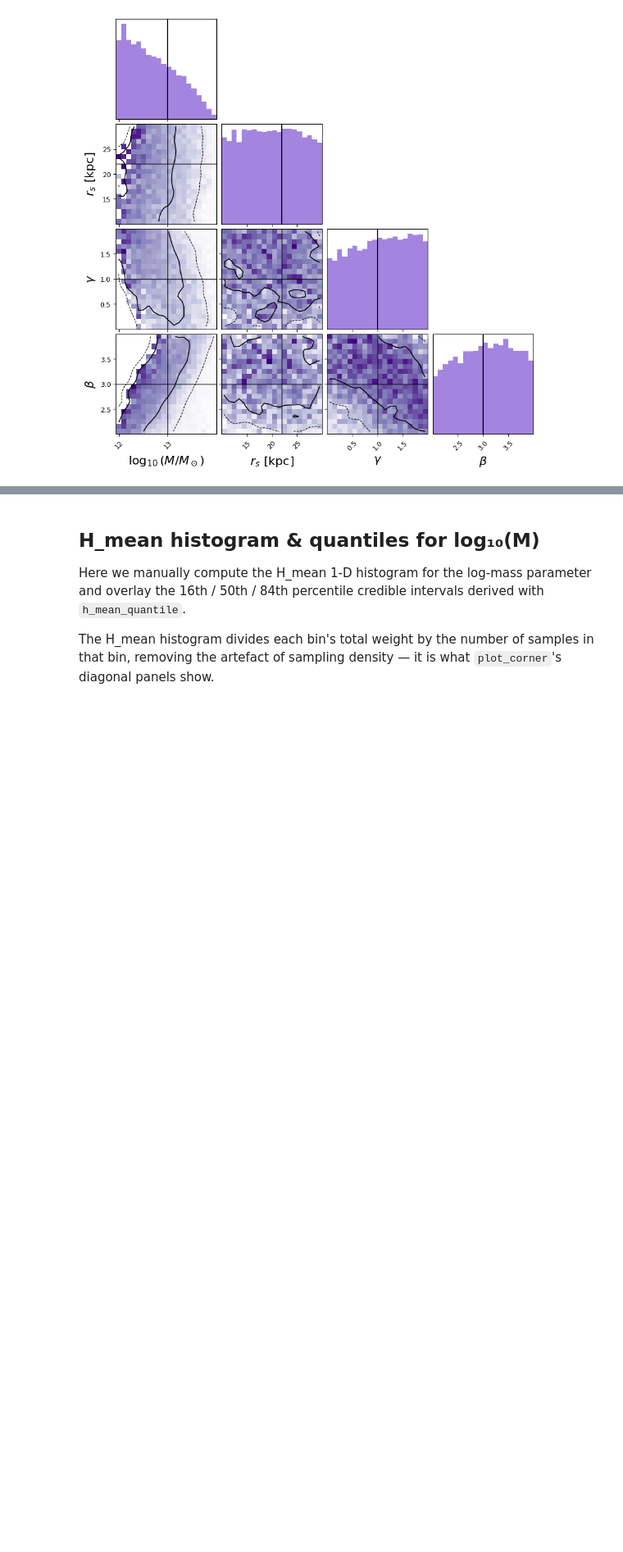
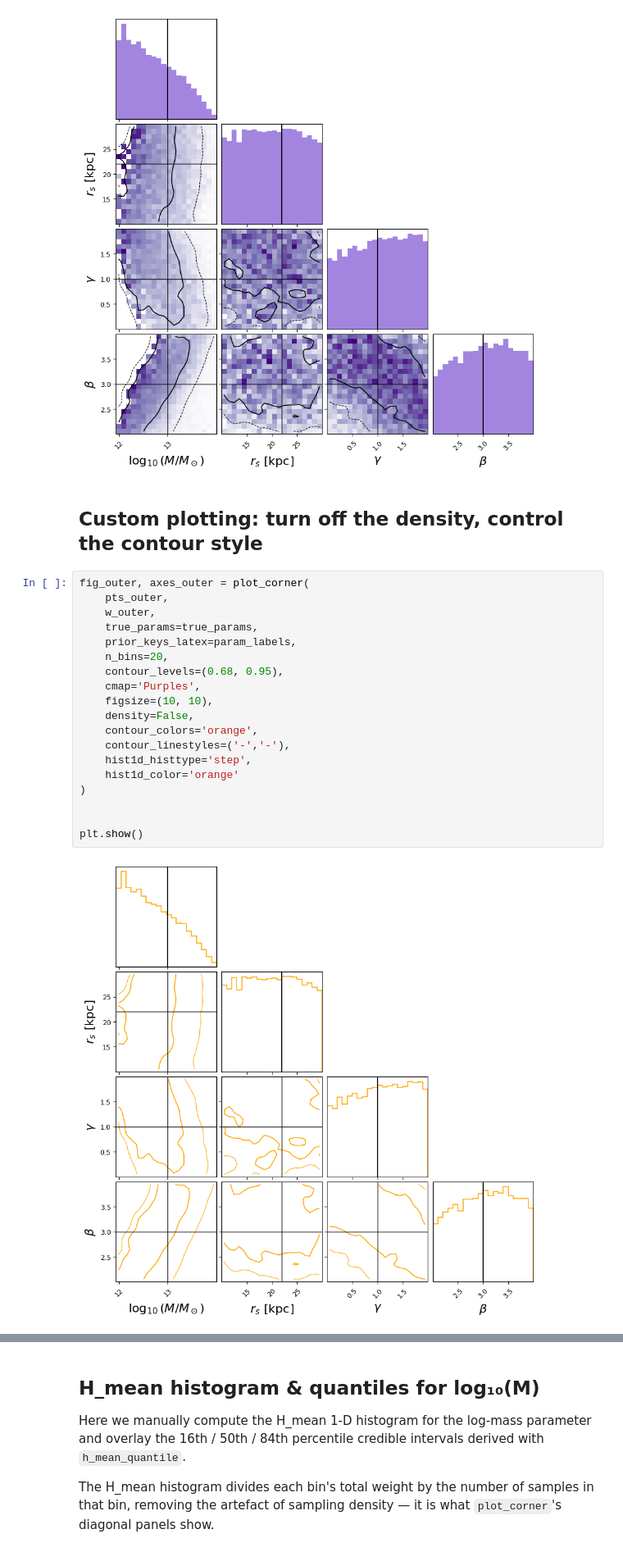
Before and after one commit to jnibauer/XStream_utils, a Jupyter notebook: examples/example_corner_and_quantiles.ipynb, the cells around one changed output, grey strips where cells are left out. Shown at 82% size. Cells and saved outputs as stored; diff of their text form; blank space fills up the shorter version.

Commit message:
added option to not plot density, adjust axis limits, contour styling

```diff
--- a/examples/example_corner_and_quantiles.ipynb
+++ b/examples/example_corner_and_quantiles.ipynb
@@ -99,3 +99,26 @@ fig_outer, axes_outer = plot_corner(
 plt.show()
 # %% [output]
 [figure]
+# %% [markdown]
+## Custom plotting: turn off the density, control the contour style
+# %%
+fig_outer, axes_outer = plot_corner(
+    pts_outer,
+    w_outer,
+    true_params=true_params,
+    prior_keys_latex=param_labels,
+    n_bins=20,
+    contour_levels=(0.68, 0.95),
+    cmap='Purples',
+    figsize=(10, 10),
+    density=False,
+    contour_colors='orange',
+    contour_linestyles=('-','-'),
+    hist1d_histtype='step',
+    hist1d_color='orange'
+)
+
+
+plt.show()
+# %% [output]
+[figure, added]
```
Also changed, not shown: parts of 3 cells of this notebook, 2 other files.
